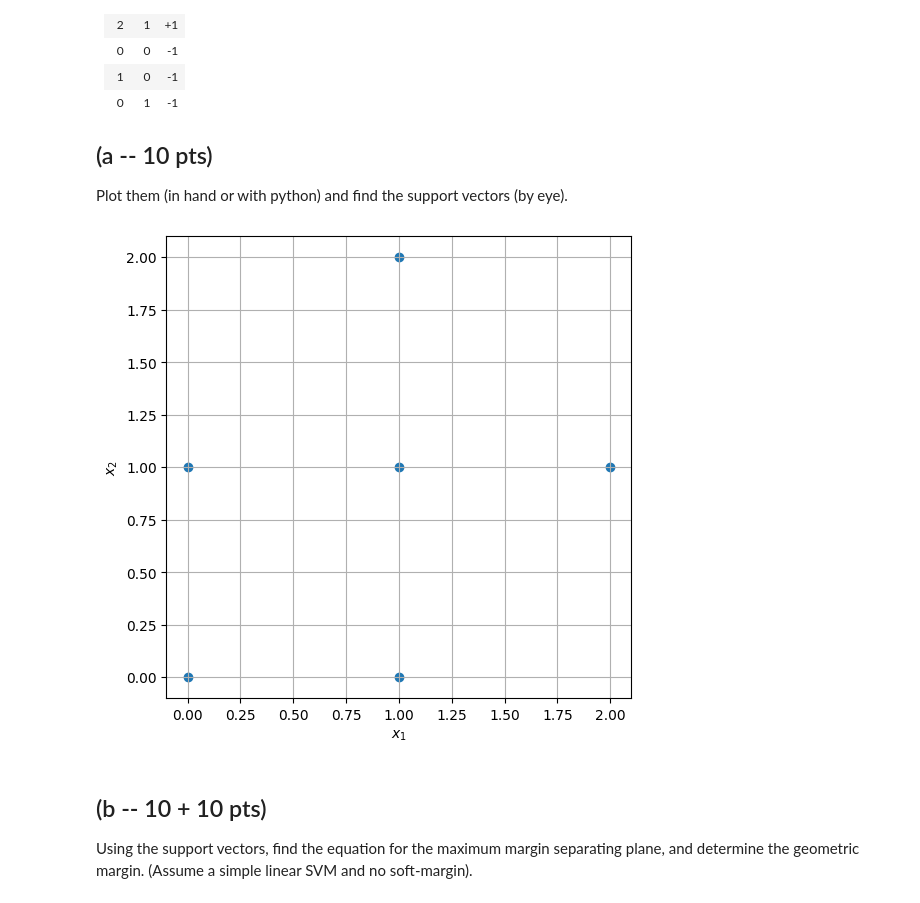
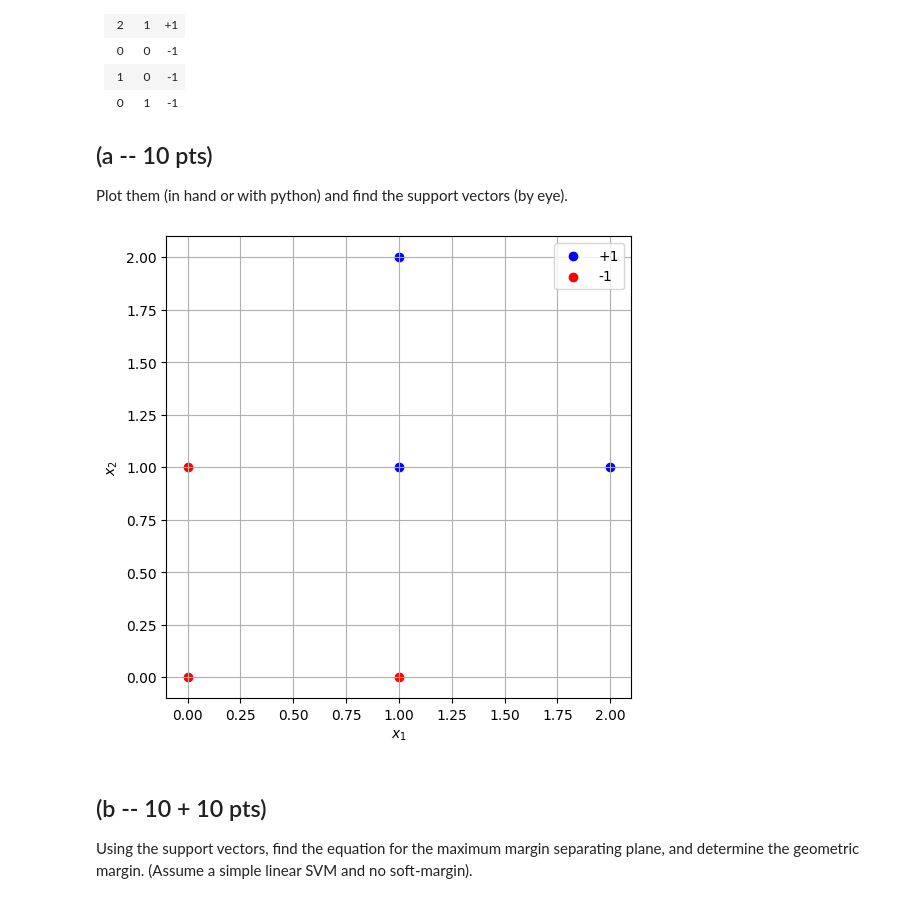
Before and after one commit to richsi/CSE142, a Jupyter notebook: Assignment3/Assignment3_CSE142.ipynb, the cells around one changed output. Drawn from its saved outputs; the diff is of its cells as text; code cells hidden in the pictures.

```diff
--- a/Assignment3/Assignment3_CSE142.ipynb
+++ b/Assignment3/Assignment3_CSE142.ipynb
@@ -82,21 +82,26 @@ Plot them (in hand or with python) and find the support vectors (by eye).
 # %%
 import matplotlib.pyplot as plt
 
 X = [[1, 1], [1, 2], [2, 1], [0, 0], [1, 0], [0, 1]]
 y = [1, 1, 1, -1, -1, -1]
 
-x_coords = [point[0] for point in X]
-y_coords = [point[1] for point in X]
+# Separate points based on their classification
+x_coords_pos = [point[0] for i, point in enumerate(X) if y[i] == 1]
+y_coords_pos = [point[1] for i, point in enumerate(X) if y[i] == 1]
+x_coords_neg = [point[0] for i, point in enumerate(X) if y[i] == -1]
+y_coords_neg = [point[1] for i, point in enumerate(X) if y[i] == -1]
 
 # Create plot
 plt.figure(figsize=(6, 6))
-plt.scatter(x_coords, y_coords)
+plt.scatter(x_coords_pos, y_coords_pos, color='blue', label='+1')
+plt.scatter(x_coords_neg, y_coords_neg, color='red', label='-1')
 plt.xlabel('$x_1$')
 plt.ylabel('$x_2$')
+plt.legend()
 plt.grid(True)
 plt.show()
 # %% [output]
-[figure, old version]
+[figure, new version]
 # %% [markdown]
 ## (b -- 10 + 10 pts)
 
```
Also changed, not shown: parts of 2 cells of this notebook.
